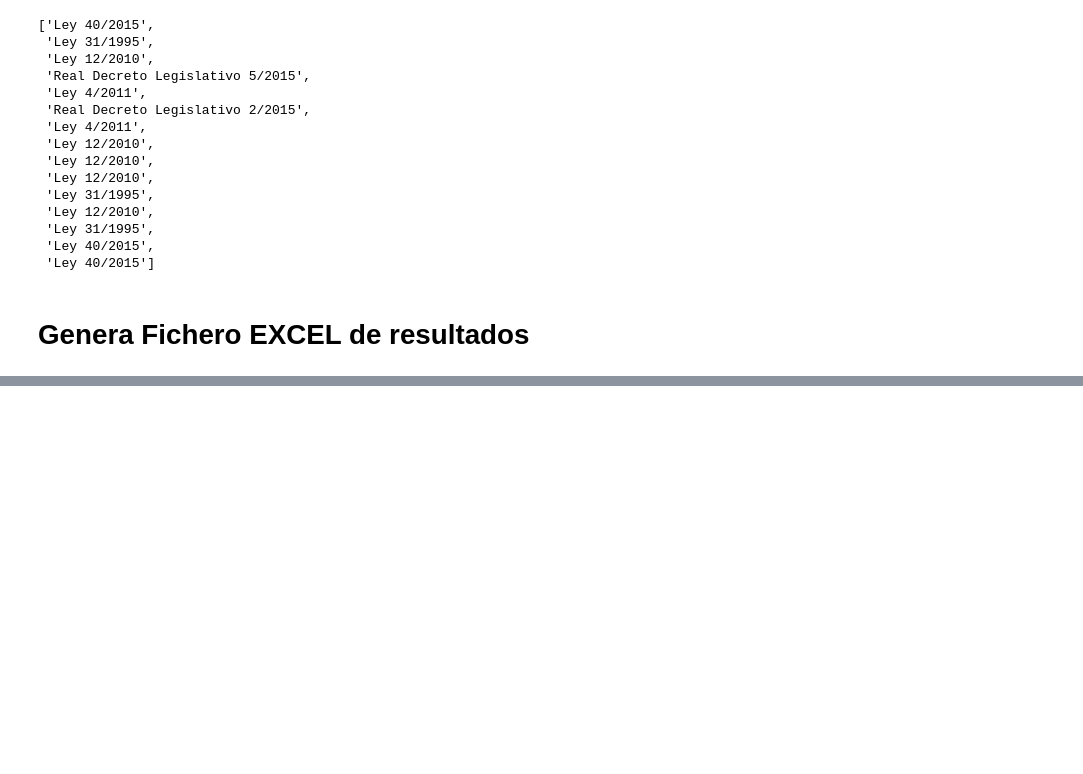
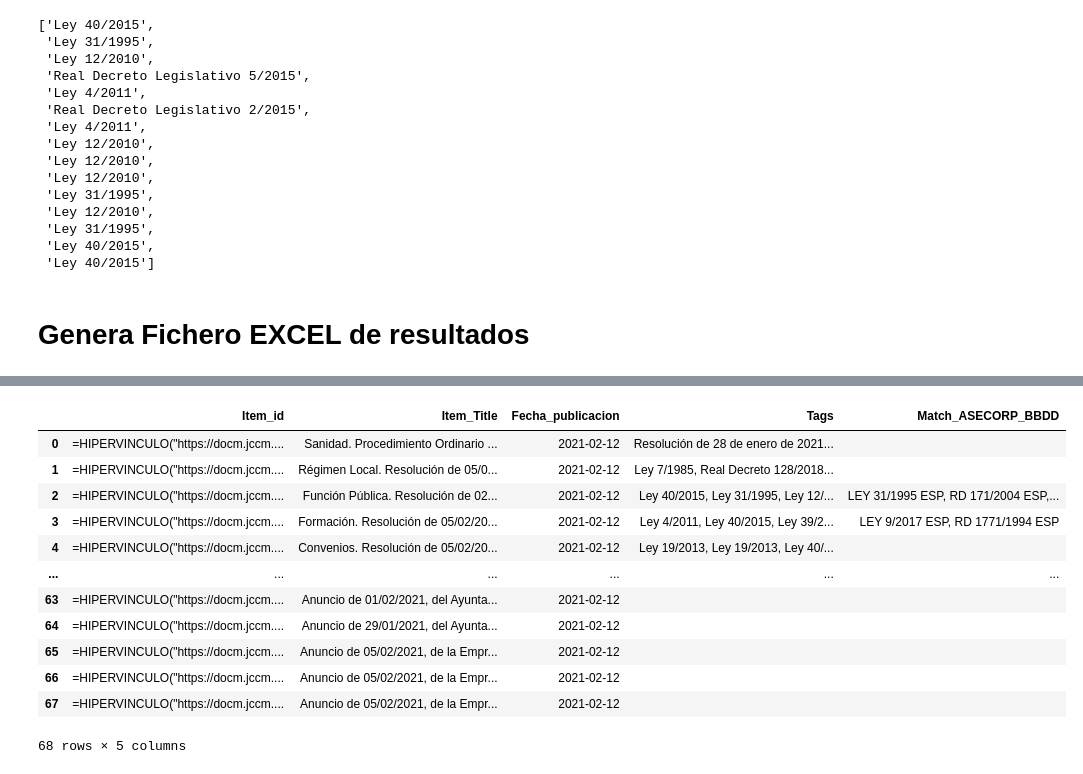
Before and after one commit to aariassanta/twitter-nlp, a Jupyter notebook: ASECORP_DOCM.ipynb, the cells around one changed output, grey strips where cells are left out. Drawn from its saved outputs; the diff is of its cells as text; code cells hidden in the pictures; blank space fills up the shorter version.

Commit message:
DOCM

```diff
--- a/ASECORP_DOCM.ipynb
+++ b/ASECORP_DOCM.ipynb
@@ -661,3 +666,4 @@ DOCM_sumarios['Tags'][2]
 # %%
 ## Cambia orden de columnas y elimina las no necesarias
-DOCM_sumarios_final = DOCM_sumarios[['Item_id','Item_Name','Fecha_publicacion','Materias','Alertas','Referencias','Referencias_completas','Tags','Match_ASECORP_BBDD']]
+DOCM_sumarios_final.rename(columns={'NID': 'Item_id', 'item_Title': 'Item_Title', 'item_urlPDF': 'PDF_Link'}, inplace=True)
+DOCM_sumarios_final = DOCM_sumarios[['Item_id','Item_Title','PDF_Link','Fecha_publicacion','Tags','Match_ASECORP_BBDD']]
@@ -681,14 +697,8 @@ DOCM_sumarios_final = DOCM_sumarios_final.apply(lambda x: [list2Str(i) for i in
 ## https://www.boe.es/diario_boe/xml.php?id=## https://www.boe.es/boe/dias/2021/02/02/pdfs/BOE-A-2021-1474.pdf
 
 DOCM_sumarios_final_CSV = DOCM_sumarios_final
-# %%
-# Compone y genera enlace a PDF del BOE correspondiente
-DOCM_sumarios_final_CSV['Item_id'] = '=HIPERVINCULO(' + '"https://www.boe.es/boe/dias/' \
-                                                        + DOCM_sumarios_final_CSV['Fecha_publicacion'].map(lambda x: x.strftime('%Y')) + '/'\
-                                                        + DOCM_sumarios_final_CSV['Fecha_publicacion'].map(lambda x: x.strftime('%m')) + '/'\
-                                                        + DOCM_sumarios_final_CSV['Fecha_publicacion'].map(lambda x: x.strftime('%d')) + '/'\
-                                                        + 'pdfs/'\
-                                                        + DOCM_sumarios_final_CSV['Item_id'] + '.pdf";'\
-                                                        + '"' + DOCM_sumarios_final_CSV['Item_id'] + '")'
+# %%
+DOCM_sumarios_final_CSV['Item_id'] = '=HIPERVINCULO(' + '"' + DOCM_sumarios_final_CSV['PDF_Link'] + '";' \
+                                                        + '"' + DOCM_sumarios_final_CSV['Item_id'] + '")'
 # %%
 print(DOCM_sumarios_final_CSV['Item_id'][0])
@@ -697 +707,20 @@ print(DOCM_sumarios_final_CSV['Item_id'][0])
+# %%
+# Elimina columna PDF_Link
+DOCM_sumarios_final_CSV = DOCM_sumarios_final_CSV[['Item_id','Item_Title','Fecha_publicacion','Tags','Match_ASECORP_BBDD']]
+# %%
+DOCM_sumarios_final_CSV
+# %% [output]
+|  | Item_id | Item_Title | Fecha_publicacion | Tags | Match_ASECORP_BBDD |
+| 0 | =HIPERVINCULO("https://docm.jccm.... | Sanidad. Procedimiento Ordinario ... | 2021-02-12 | Resolución de 28 de enero de 2021... |  |
+| 1 | =HIPERVINCULO("https://docm.jccm.... | Régimen Local. Resolución de 05/0... | 2021-02-12 | Ley 7/1985, Real Decreto 128/2018... |  |
+| 2 | =HIPERVINCULO("https://docm.jccm.... | Función Pública. Resolución de 02... | 2021-02-12 | Ley 40/2015, Ley 31/1995, Ley 12/... | LEY 31/1995 ESP, RD 171/2004 ESP,... |
+| 3 | =HIPERVINCULO("https://docm.jccm.... | Formación. Resolución de 05/02/20... | 2021-02-12 | Ley 4/2011, Ley 40/2015, Ley 39/2... | LEY 9/2017 ESP, RD 1771/1994 ESP |
+| 4 | =HIPERVINCULO("https://docm.jccm.... | Convenios. Resolución de 05/02/20... | 2021-02-12 | Ley 19/2013, Ley 19/2013, Ley 40/... |  |
+| ... | ... | ... | ... | ... | ... |
+| 63 | =HIPERVINCULO("https://docm.jccm.... | Anuncio de 01/02/2021, del Ayunta... | 2021-02-12 |  |  |
+| 64 | =HIPERVINCULO("https://docm.jccm.... | Anuncio de 29/01/2021, del Ayunta... | 2021-02-12 |  |  |
+| 65 | =HIPERVINCULO("https://docm.jccm.... | Anuncio de 05/02/2021, de la Empr... | 2021-02-12 |  |  |
+| 66 | =HIPERVINCULO("https://docm.jccm.... | Anuncio de 05/02/2021, de la Empr... | 2021-02-12 |  |  |
+| 67 | =HIPERVINCULO("https://docm.jccm.... | Anuncio de 05/02/2021, de la Empr... | 2021-02-12 |  |  |
+68 rows × 5 columns
 # %%
```
Also changed, not shown: parts of 9 cells of this notebook, 9 other files.
